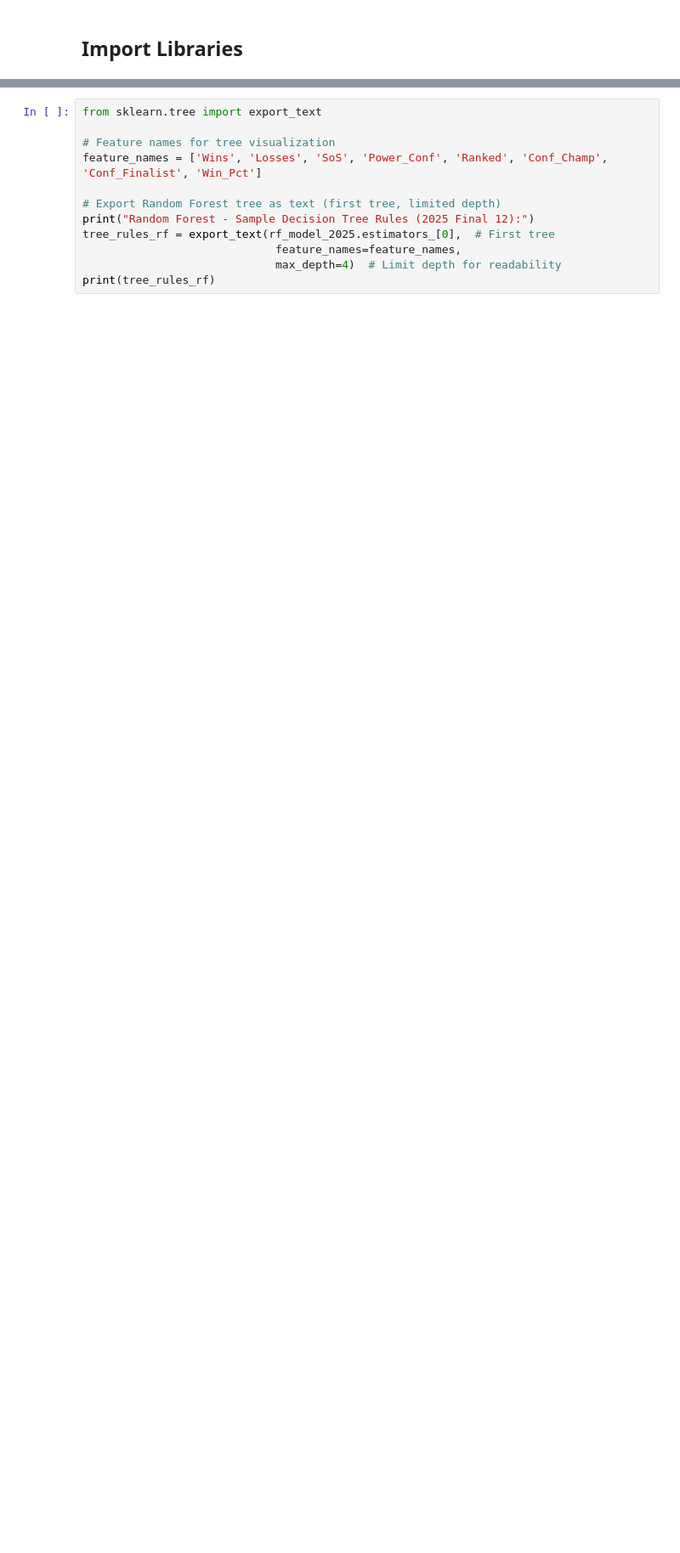
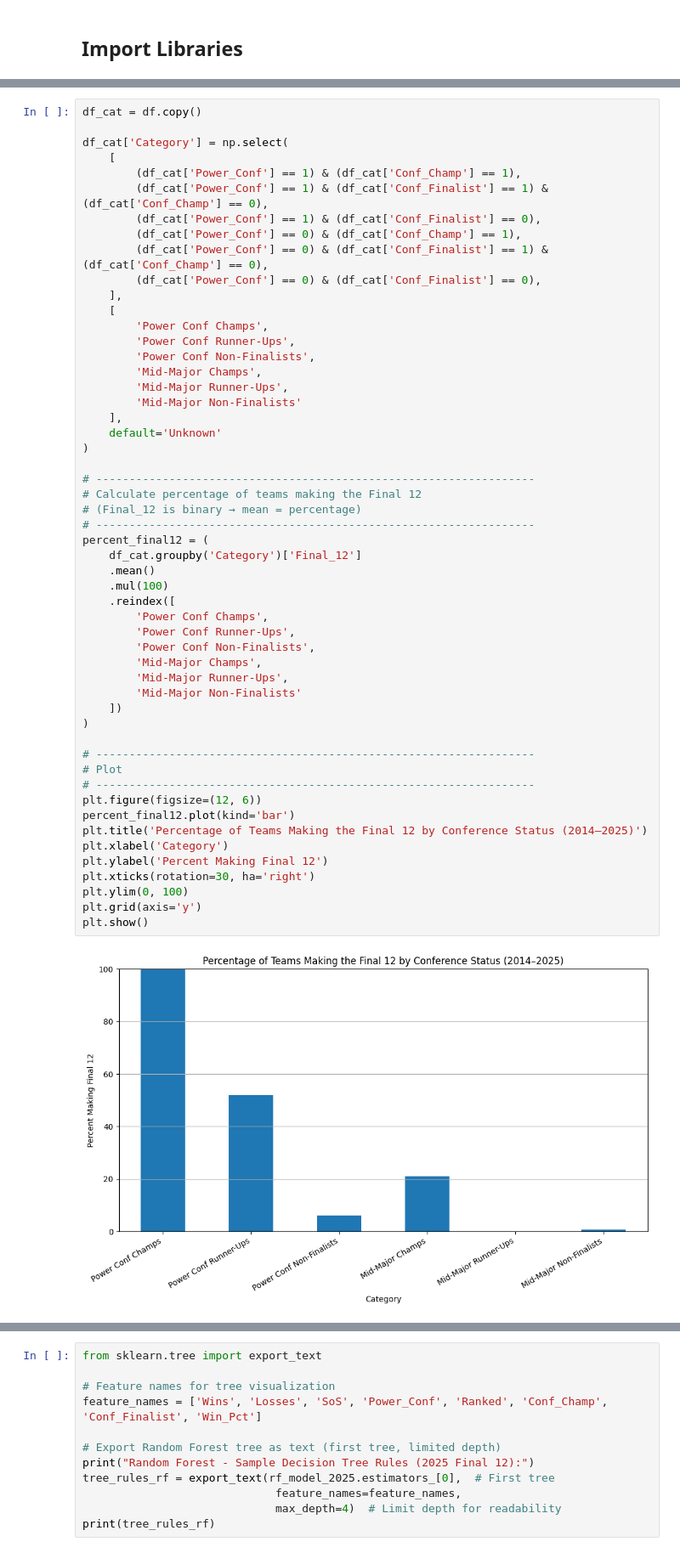
Before and after one commit to peytonjpope/cfp-ML, a Jupyter notebook: cfp-predictor.ipynb, the cells around one changed output, grey strips where cells are left out. Shown at 85% size. Saved outputs shown, nothing was run; the diff lists cells and outputs as text; blank space fills up the shorter version.

```diff
--- a/cfp-predictor.ipynb
+++ b/cfp-predictor.ipynb
@@ -272,0 +297,55 @@ Conf_Finalist: 208
+# %%
+df_cat = df.copy()
+
+df_cat['Category'] = np.select(
+    [
+        (df_cat['Power_Conf'] == 1) & (df_cat['Conf_Champ'] == 1),
+        (df_cat['Power_Conf'] == 1) & (df_cat['Conf_Finalist'] == 1) & (df_cat['Conf_Champ'] == 0),
+        (df_cat['Power_Conf'] == 1) & (df_cat['Conf_Finalist'] == 0),
+        (df_cat['Power_Conf'] == 0) & (df_cat['Conf_Champ'] == 1),
+        (df_cat['Power_Conf'] == 0) & (df_cat['Conf_Finalist'] == 1) & (df_cat['Conf_Champ'] == 0),
+        (df_cat['Power_Conf'] == 0) & (df_cat['Conf_Finalist'] == 0),
+    ],
+    [
+        'Power Conf Champs',
+        'Power Conf Runner-Ups',
+        'Power Conf Non-Finalists',
+        'Mid-Major Champs',
+        'Mid-Major Runner-Ups',
+        'Mid-Major Non-Finalists'
+    ],
+    default='Unknown'
+)
+
+# ------------------------------------------------------------------
+# Calculate percentage of teams making the Final 12
+# (Final_12 is binary → mean = percentage)
+# ------------------------------------------------------------------
+percent_final12 = (
+    df_cat.groupby('Category')['Final_12']
+    .mean()
+    .mul(100)
+    .reindex([
+        'Power Conf Champs',
+        'Power Conf Runner-Ups',
+        'Power Conf Non-Finalists',
+        'Mid-Major Champs',
+        'Mid-Major Runner-Ups',
+        'Mid-Major Non-Finalists'
+    ])
+)
+
+# ------------------------------------------------------------------
+# Plot
+# ------------------------------------------------------------------
+plt.figure(figsize=(12, 6))
+percent_final12.plot(kind='bar')
+plt.title('Percentage of Teams Making the Final 12 by Conference Status (2014–2025)')
+plt.xlabel('Category')
+plt.ylabel('Percent Making Final 12')
+plt.xticks(rotation=30, ha='right')
+plt.ylim(0, 100)
+plt.grid(axis='y')
+plt.show()
+# %% [output]
+[figure, added]
```
Also changed, not shown: parts of 33 cells of this notebook, 1 other file.
